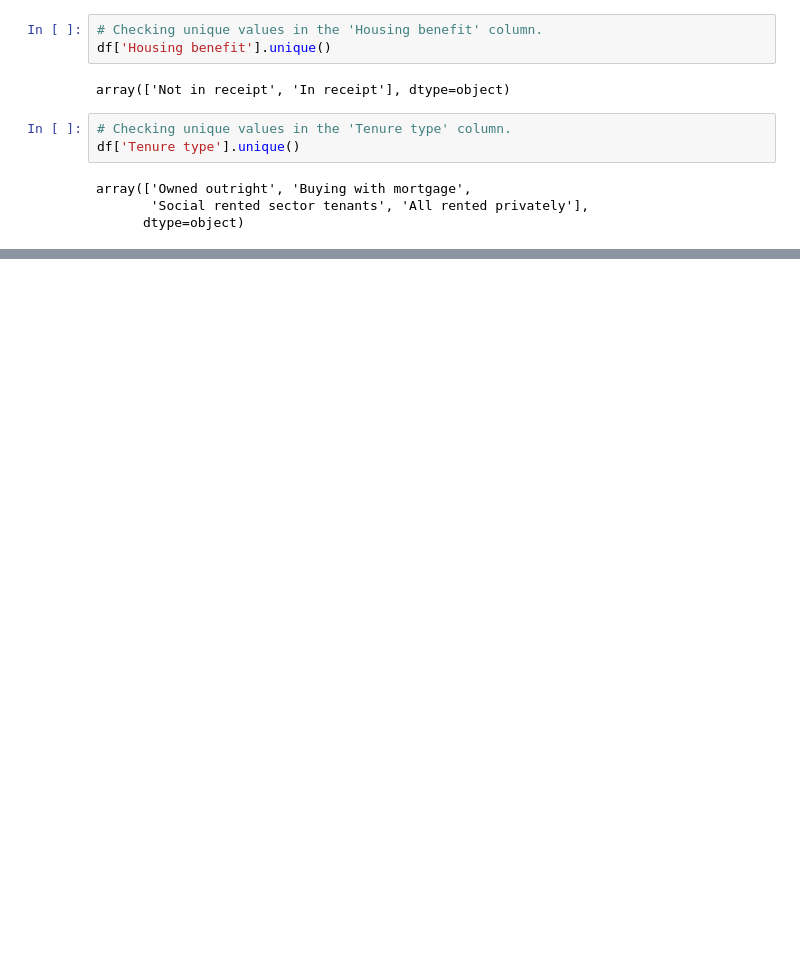
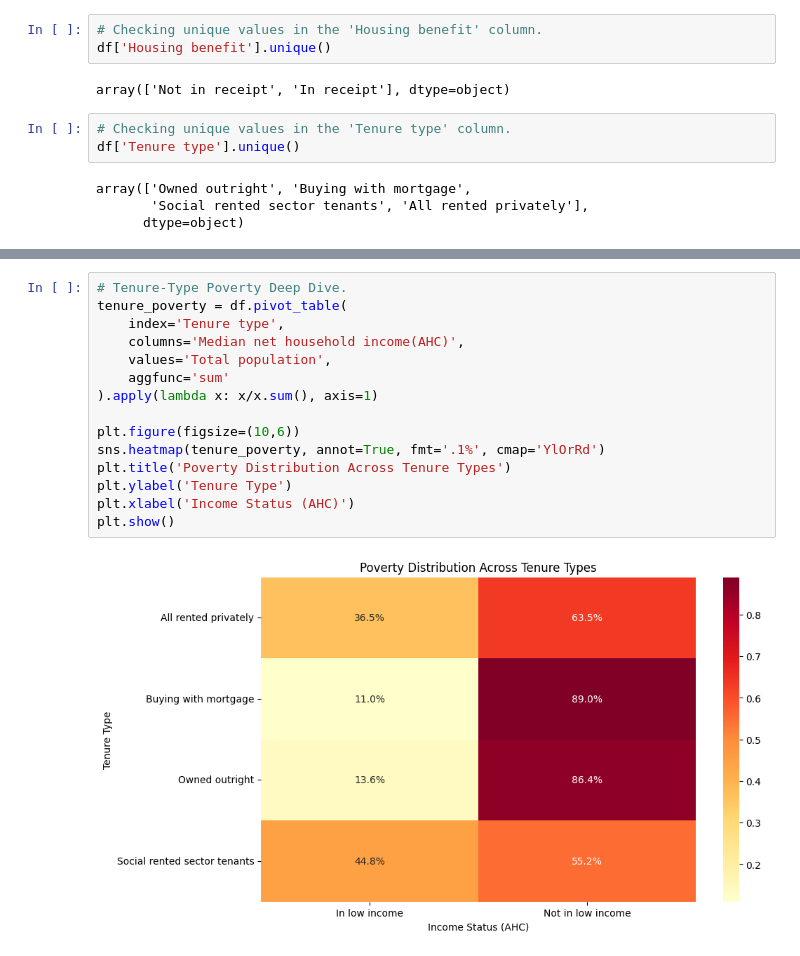
Before and after one commit to DhammikePremachandra/Housing_Tenure_and_Poverty, a Jupyter notebook: Tenure_and_Poverty.ipynb, the cells around one changed output, grey strips where cells are left out. Cells and saved outputs as stored; diff of their text form; blank space fills up the shorter version.

```diff
--- a/Tenure_and_Poverty.ipynb
+++ b/Tenure_and_Poverty.ipynb
@@ -712,0 +437,17 @@ plt.show()
+# %%
+# Tenure-Type Poverty Deep Dive.
+tenure_poverty = df.pivot_table(
+    index='Tenure type',
+    columns='Median net household income(AHC)',
+    values='Total population',
+    aggfunc='sum'
+).apply(lambda x: x/x.sum(), axis=1)
+
+plt.figure(figsize=(10,6))
+sns.heatmap(tenure_poverty, annot=True, fmt='.1%', cmap='YlOrRd')
+plt.title('Poverty Distribution Across Tenure Types')
+plt.ylabel('Tenure Type')
+plt.xlabel('Income Status (AHC)')
+plt.show()
+# %% [output]
+[figure, added]
```
Also changed, not shown: parts of 28 cells of this notebook.
